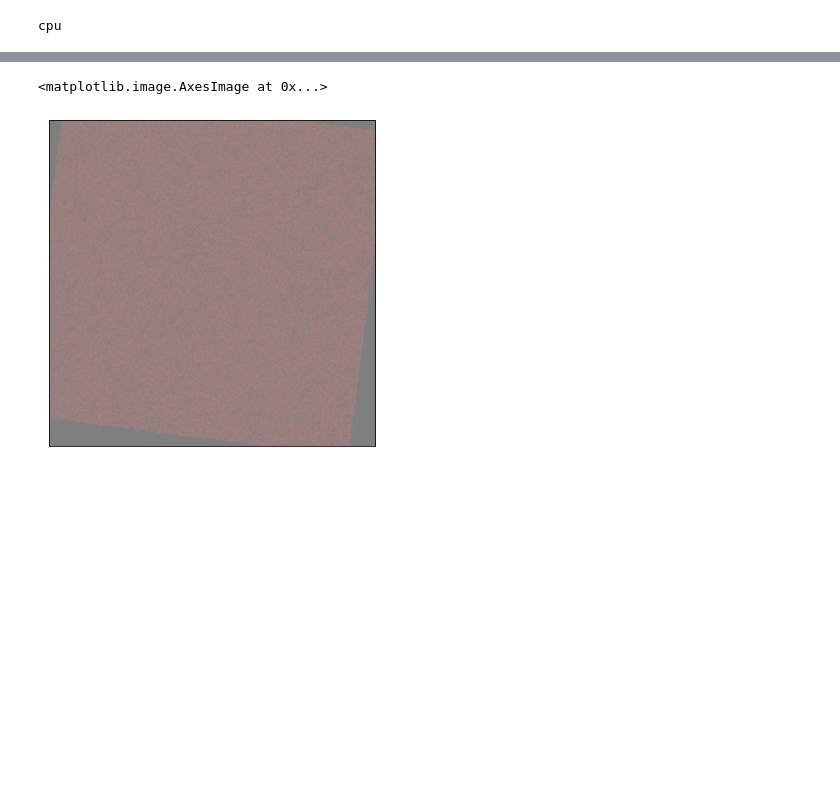
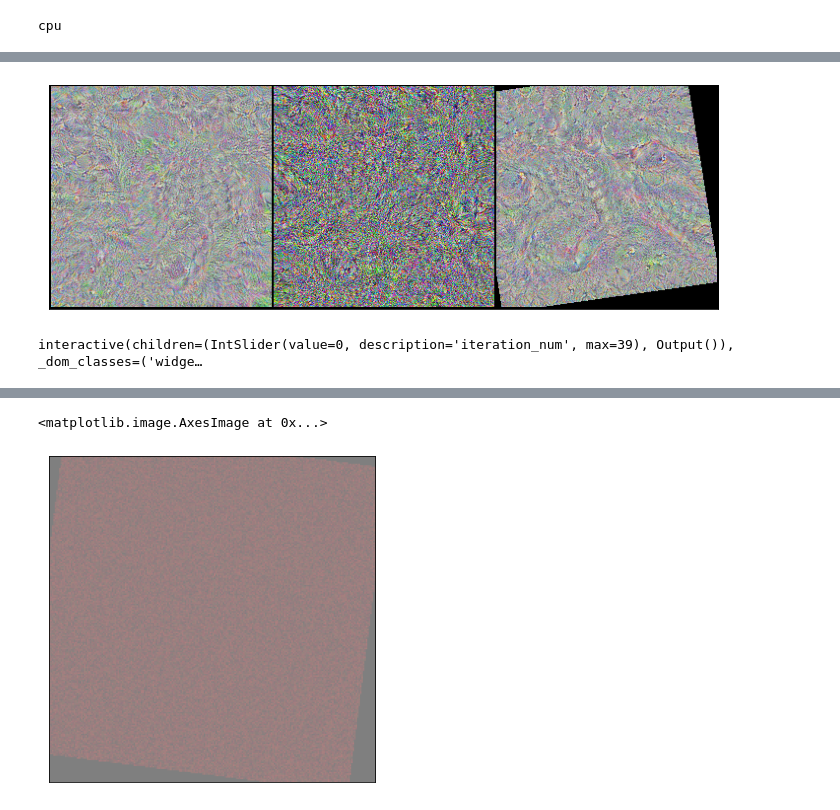
Before and after one commit to redwoodresearch/mlab, a Jupyter notebook: days/w1d4/w1d4_sol.ipynb, the cells around one changed output, grey strips where cells are left out. Cells and saved outputs as stored; diff of their text form; code cells hidden in the pictures; blank space fills up the shorter version.

```diff
--- a/days/w1d4/w1d4_sol.ipynb
+++ b/days/w1d4/w1d4_sol.ipynb
@@ -39,0 +96,39 @@ imshow(torch.rand((1, 3, 224, 224)))
+# %%
+n_iterations = 40
+# American Alligator: https://gist.github.com/yrevar/942d3a0ac09ec9e5eb3a
+
+model.requires_grad_(False)
+optim = torch.optim.Adam([p for e in experiments for p in e.parameters()], lr=0.05)
+
+all_images = torch.zeros((n_iterations, len(experiments), 3, 224, 224))
+all_losses = torch.zeros((n_iterations, len(experiments))).float()
+
+for i in tqdm.notebook.trange(n_iterations):
+    optim.zero_grad()
+    batch = torch.concat([e() for e in experiments])
+    all_images[i] = batch.detach()
+    logits = model(batch) # (batch, output_classes)
+    total_loss = 0
+    for j, e in enumerate(experiments):
+        loss = e.loss(logits[j])
+        total_loss += loss
+        all_losses[i, j] = float(loss) # detach
+    total_loss.backward()
+    optim.step()
+
+show_experiments()
+# %% [output]
+[figure, added]
+# %%
+from ipywidgets import widgets, interact
+def show_iteration(iteration_num):
+    imshow(make_grid(all_images[iteration_num]))
+
+interact(show_iteration, iteration_num=widgets.IntSlider(
+    value=0,
+    min=0,
+    max=n_iterations-1,
+    step=1
+));
+# %% [output]
+interactive(children=(IntSlider(value=0, description='iteration_num', max=39), Output()), _dom_classes=('widge…
```
Also changed, not shown: parts of 12 cells of this notebook.
